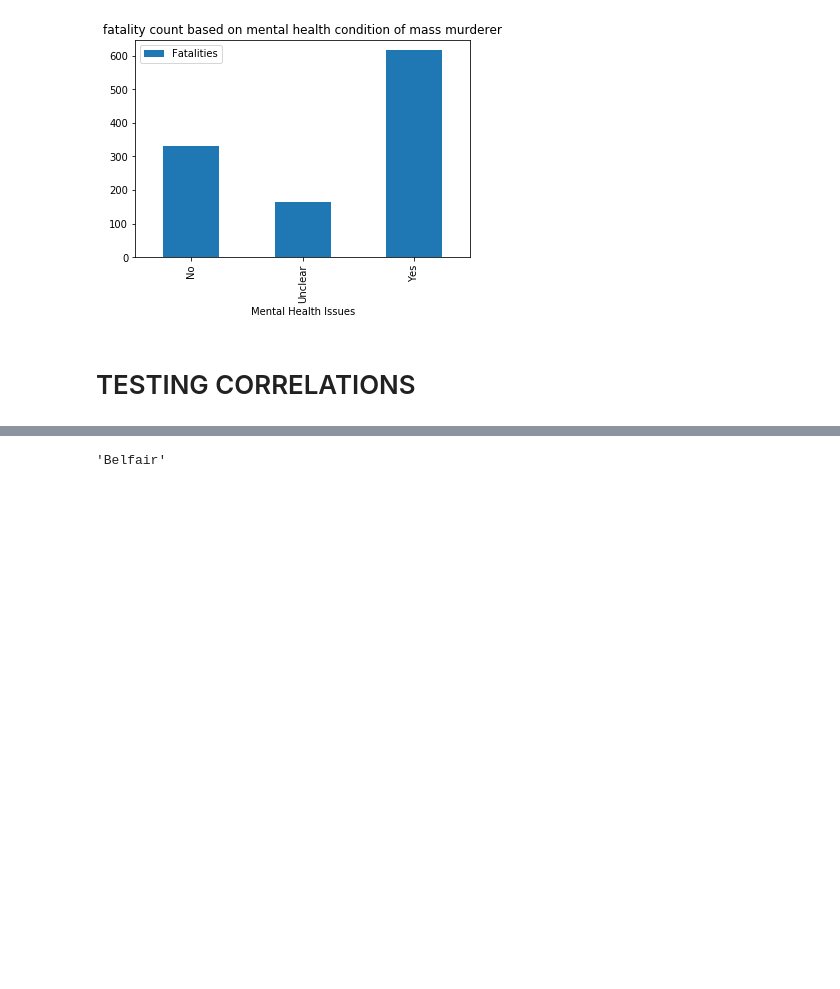
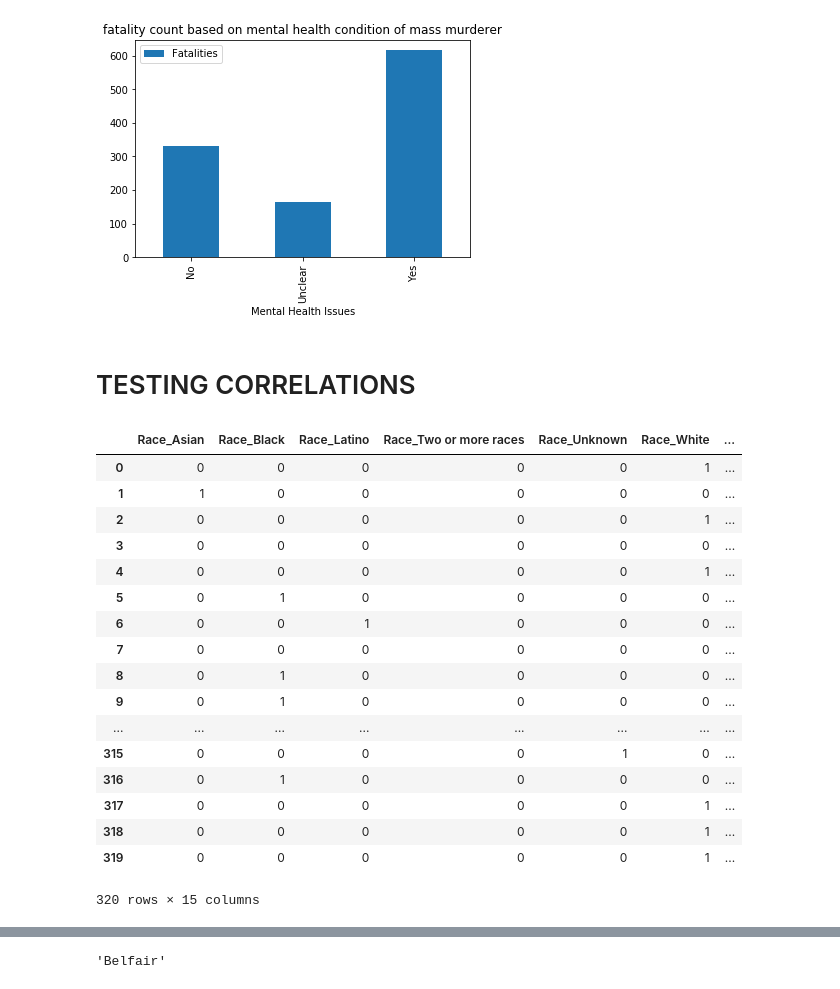
Before and after one commit to tejbir08/US-mass-shootings, a Jupyter notebook: US+gun+murders.ipynb, the cells around one changed output, grey strips where cells are left out. Cells and saved outputs as stored; diff of their text form; code cells hidden in the pictures; blank space fills up the shorter version.

```diff
--- a/US+gun+murders.ipynb
+++ b/US+gun+murders.ipynb
@@ -424,5 +405,26 @@ correlation = mass_shootings.filter(['Race','Gender'])
 correlation.head()
 correlation=pd.get_dummies(correlation)
+# %%
+correlation
+# %% [output]
+|  | Race_Asian | Race_Black | Race_Latino | Race_Two or more races | Race_Unknown | Race_White | ... |
+| 0 | 0 | 0 | 0 | 0 | 0 | 1 | ... |
+| 1 | 1 | 0 | 0 | 0 | 0 | 0 | ... |
+| 2 | 0 | 0 | 0 | 0 | 0 | 1 | ... |
+| 3 | 0 | 0 | 0 | 0 | 0 | 0 | ... |
+| 4 | 0 | 0 | 0 | 0 | 0 | 1 | ... |
+| 5 | 0 | 1 | 0 | 0 | 0 | 0 | ... |
+| 6 | 0 | 0 | 1 | 0 | 0 | 0 | ... |
+| 7 | 0 | 0 | 0 | 0 | 0 | 0 | ... |
+| 8 | 0 | 1 | 0 | 0 | 0 | 0 | ... |
+| 9 | 0 | 1 | 0 | 0 | 0 | 0 | ... |
+| ... | ... | ... | ... | ... | ... | ... | ... |
+| 315 | 0 | 0 | 0 | 0 | 1 | 0 | ... |
+| 316 | 0 | 1 | 0 | 0 | 0 | 0 | ... |
+| 317 | 0 | 0 | 0 | 0 | 0 | 1 | ... |
+| 318 | 0 | 0 | 0 | 0 | 0 | 1 | ... |
+| 319 | 0 | 0 | 0 | 0 | 0 | 1 | ... |
+320 rows × 15 columns
 # %%
 test=correlation.corr()
 # %%
```
Also changed, not shown: parts of 4 cells of this notebook.
